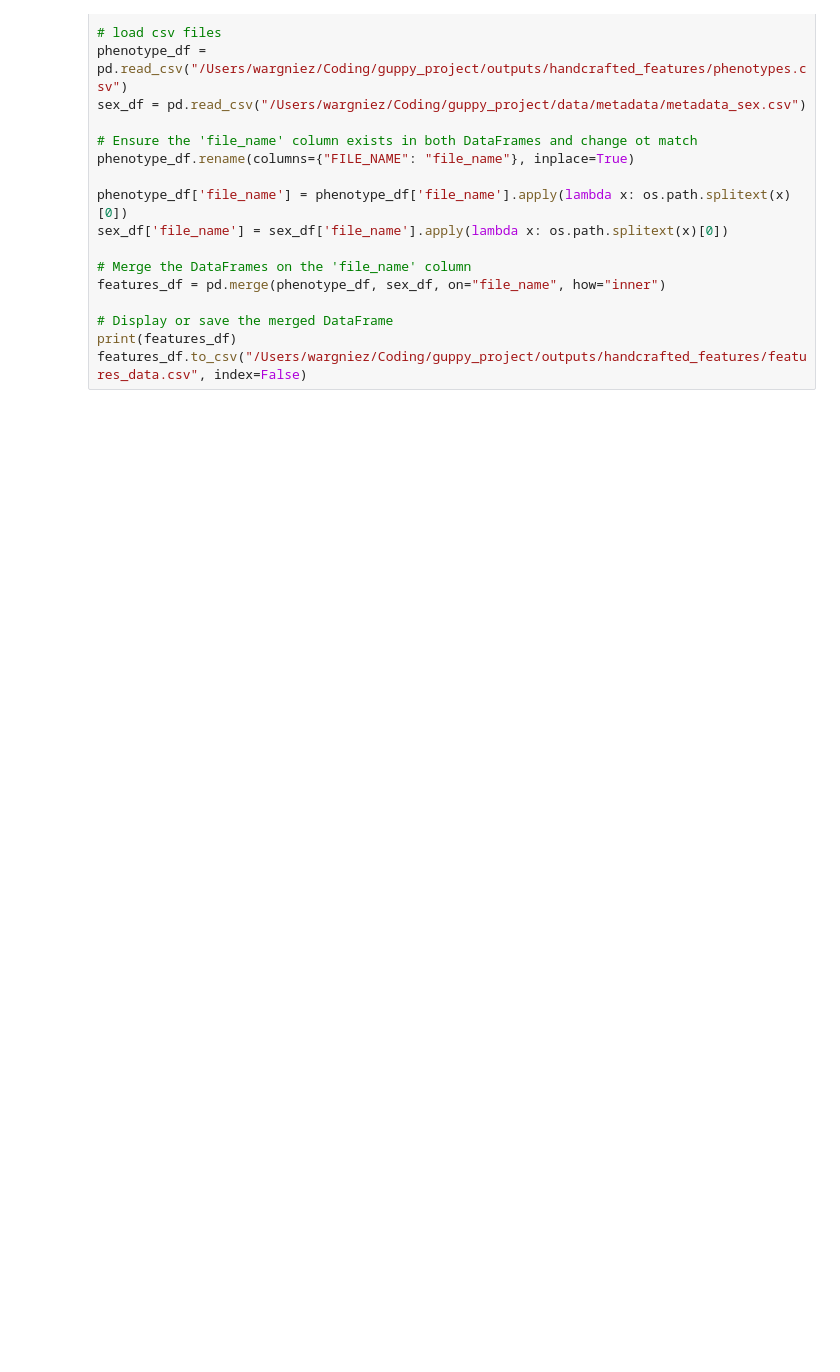
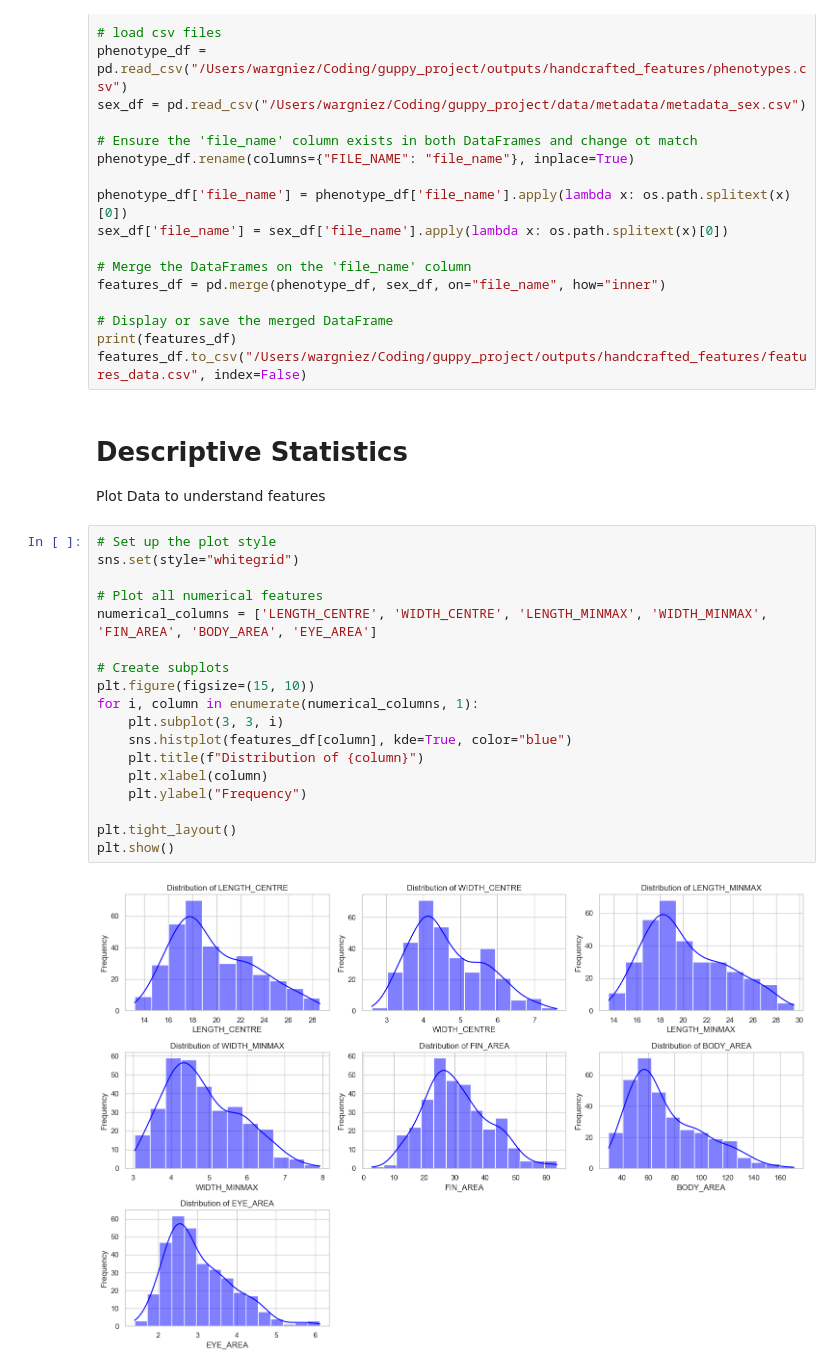
Before and after one commit to floatinglittlerocks/guppy_project, a Jupyter notebook: src/i1_format_images_and_masks.ipynb, the cells around one changed output. Cells and saved outputs as stored; diff of their text form; blank space fills up the shorter version.

Commit message:
Basic descriptive statistics and Clustering

```diff
--- a/src/i1_format_images_and_masks.ipynb
+++ b/src/i1_format_images_and_masks.ipynb
@@ -513,3 +513,26 @@ features_df = pd.merge(phenotype_df, sex_df, on="file_name", how="inner")
 # Display or save the merged DataFrame
 print(features_df)
 features_df.to_csv("/Users/wargniez/Coding/guppy_project/outputs/handcrafted_features/features_data.csv", index=False)
+# %% [markdown]
+# Descriptive Statistics
+Plot Data to understand features
+# %%
+# Set up the plot style
+sns.set(style="whitegrid")
+
+# Plot all numerical features
+numerical_columns = ['LENGTH_CENTRE', 'WIDTH_CENTRE', 'LENGTH_MINMAX', 'WIDTH_MINMAX', 'FIN_AREA', 'BODY_AREA', 'EYE_AREA']
+
+# Create subplots
+plt.figure(figsize=(15, 10))
+for i, column in enumerate(numerical_columns, 1):
+    plt.subplot(3, 3, i)
+    sns.histplot(features_df[column], kde=True, color="blue")
+    plt.title(f"Distribution of {column}")
+    plt.xlabel(column)
+    plt.ylabel("Frequency")
+
+plt.tight_layout()
+plt.show()
+# %% [output]
+[figure, added]
```
Also changed, not shown: parts of 17 cells of this notebook.
